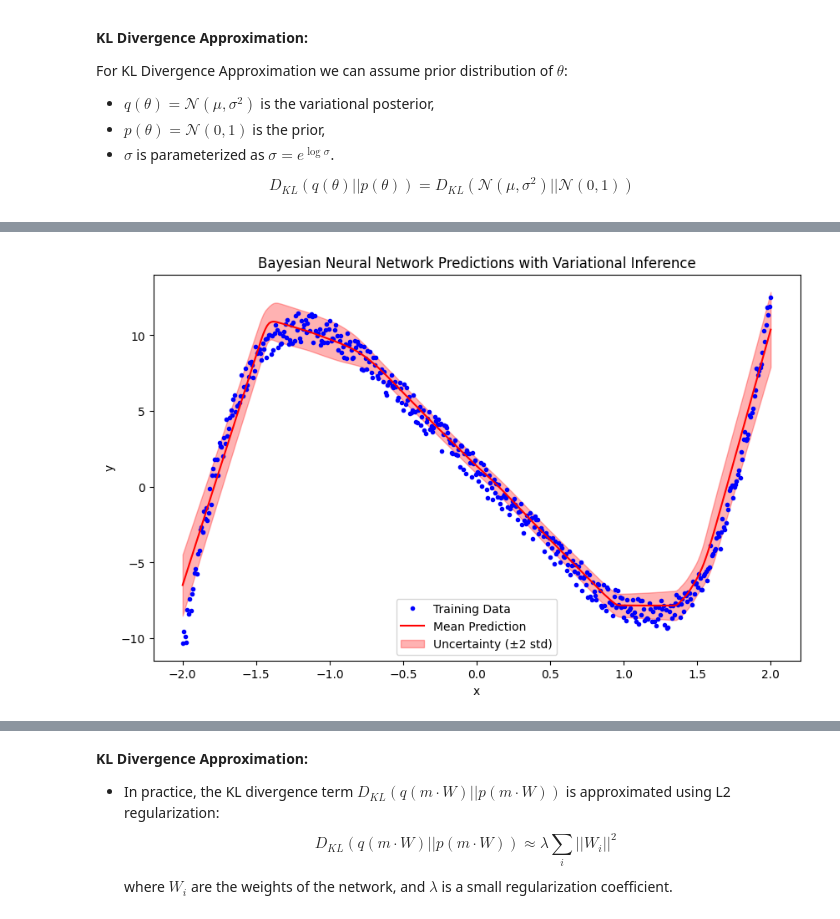
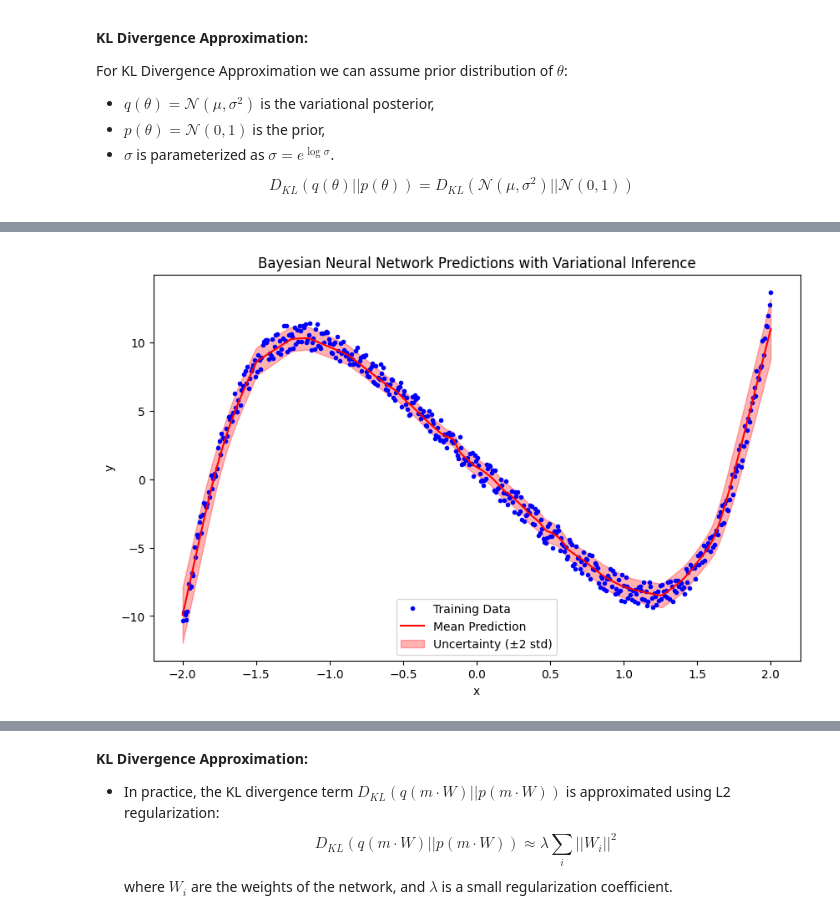
Before and after one commit to 44REAM/data-science-lectures, a Jupyter notebook: machine_learning/probabilistic_inference/prob_infer.ipynb, the cells around one changed output, grey strips where cells are left out. Saved outputs shown, nothing was run; the diff lists cells and outputs as text; code cells hidden in the pictures.

```diff
--- a/machine_learning/probabilistic_inference/prob_infer.ipynb
+++ b/machine_learning/probabilistic_inference/prob_infer.ipynb
@@ -999,19 +1003,22 @@ class BayesianLinearVI(nn.Module):
 
         # Mean and log variance of weights
         self.weight_mu = nn.Parameter(torch.randn(out_features, in_features))
-        self.weight_sigma = nn.Parameter(torch.randn(out_features, in_features))
+        self.weight_sigma_log = nn.Parameter(torch.Tensor(out_features, in_features).normal_(-5, 0.1))
 
         # Mean and log variance of biases
         self.bias_mu = nn.Parameter(torch.randn(out_features))
-        self.bias_sigma = nn.Parameter(torch.randn(out_features))
+        self.bias_sigma_log = nn.Parameter(torch.Tensor(out_features).normal_(-5, 0.1))
 
     def forward(self, x):
         """
         Forward pass with sampling from the variational distribution.
         Uses the reparameterization trick: sampled_weight = mu + exp(log_sigma) * epsilon
         """
-        weight = self.weight_mu + self.weight_sigma * torch.randn_like(self.weight_mu)
-        bias = self.bias_mu + self.bias_sigma * torch.randn_like(self.bias_mu)
+        # using rsample
+        weight = torch.distributions.Normal(self.weight_mu, torch.exp(self.weight_sigma_log)).rsample()
+
+        # custom parameterization
+        bias = self.bias_mu + torch.exp(self.bias_sigma_log)* torch.randn_like(self.bias_mu)
         return torch.matmul(x, weight.T) + bias
 
 
@@ -1032,8 +1039,8 @@ class BayesianNN_VI(nn.Module):
         prior = Normal(0, 1)
         for layer in model.modules():
             if isinstance(layer, BayesianLinearVI):
-                q_weight = Normal(layer.weight_mu, torch.exp(layer.weight_sigma))
-                q_bias = Normal(layer.bias_mu, torch.exp(layer.bias_sigma))
+                q_weight = Normal(layer.weight_mu, torch.exp(layer.weight_sigma_log))
+                q_bias = Normal(layer.bias_mu, torch.exp(layer.bias_sigma_log))
                 kl += torch.sum(torch.distributions.kl_divergence(q_weight, prior))
                 kl += torch.sum(torch.distributions.kl_divergence(q_bias, prior))
         return kl
@@ -1069,7 +1076,7 @@ plt.show()
 
 # Initialize Bayesian Neural Network
 model_vi = BayesianNN_VI()
-optimizer = optim.Adam(model_vi.parameters(), lr=0.01)  # Adam optimizer for gradient updates
+optimizer = optim.Adam(model_vi.parameters(), lr=0.001)  # Adam optimizer for gradient updates
 loss_fn = nn.MSELoss()  # Mean Squared Error loss function
 
 # Training the Bayesian Neural Network
@@ -1088,7 +1095,7 @@ for epoch in range(6000):
     #     kl_divergence += torch.sum(0.5 * (torch.exp(2 * param) - 1 - 2 * param))
 
     # Total loss is negative ELBO
-    kl_weight = 0.01
+    kl_weight = 0.001
     loss = likelihood_term  + kl_weight*kl_divergence  # Scaling KL term to balance with likelihood
     loss.backward()  # Compute gradients
     optimizer.step()  # Update parameters
@@ -1132,4 +1139,4 @@ Epoch 5000, Loss: 18.1543, KL: 1403.5415
-[figure, old version]
+[figure, new version]
 # %% [markdown]
 ### Monte Carlo Dropout (MC Dropout) as Variational Inference:
 
```
Also changed, not shown: parts of 3 cells of this notebook.
